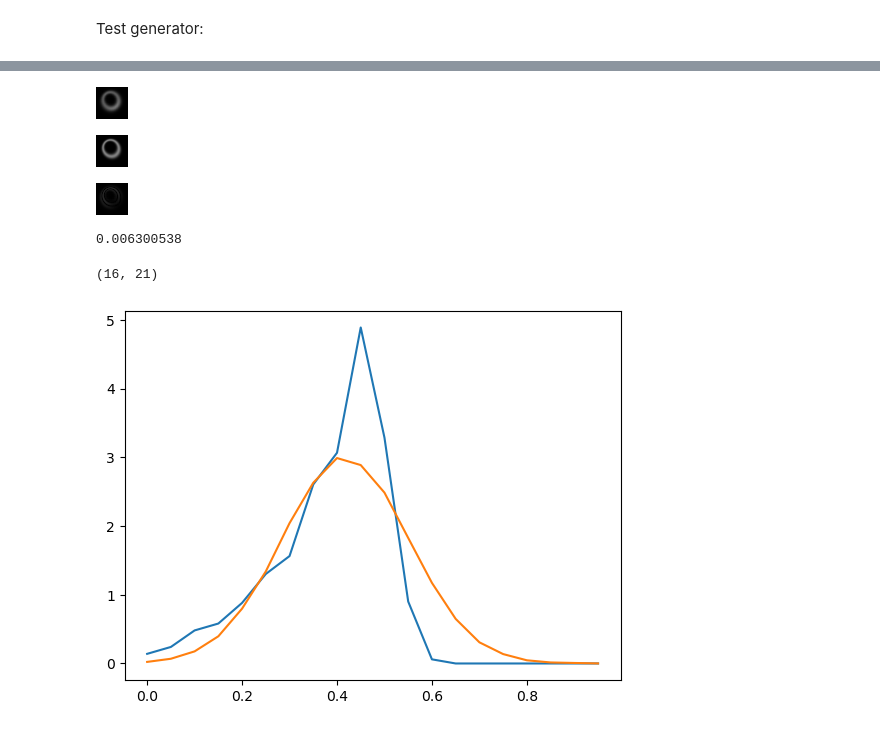
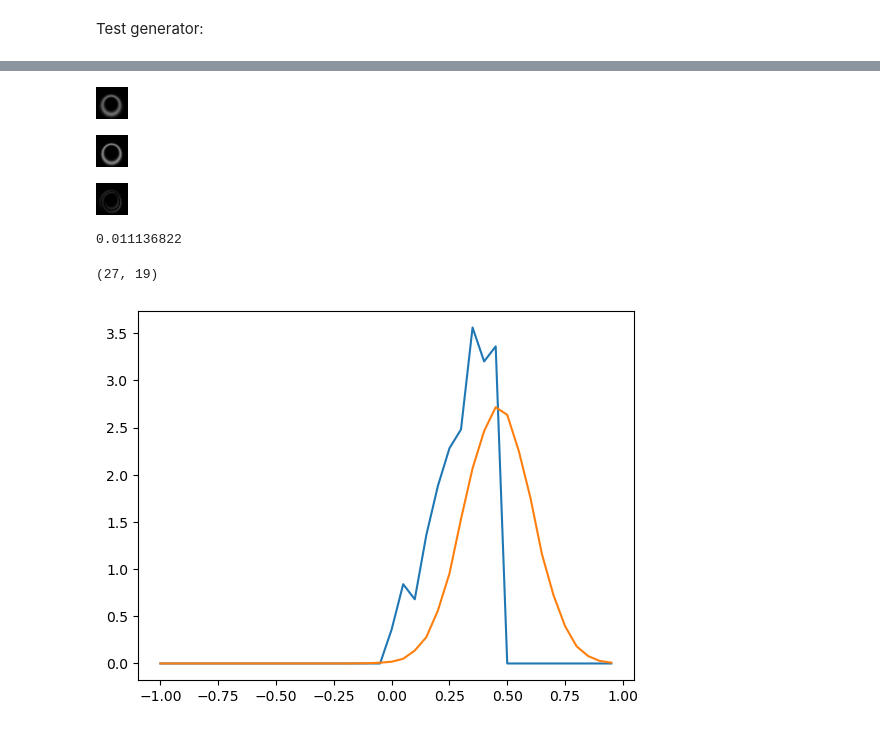
Before and after one commit to Bloomistell/DGBaN, a Jupyter notebook: test_model.ipynb, the cells around one changed output, grey strips where cells are left out. Cells and saved outputs as stored; diff of their text form; code cells hidden in the pictures.

```diff
--- a/test_model.ipynb
+++ b/test_model.ipynb
@@ -22,8 +25,8 @@ from utils import *
 # %% [markdown]
 Load dataset:
 # %%
-data_size = 2_097_152
-data_gen = single_random_ring(N=32)
+data_size = 1_000_000
+data_gen = SingleRandomRing(N=32)
 X, y = data_gen.generate_dataset(data_size=data_size, noise=True, sigma=0.3, features_degree=2, seed=42, device='cpu', test_return=True)
 data_gen.noise_delta
 # %% [output]
@@ -54,11 +60,11 @@ Image.fromarray((imgs[0] * 255 / imgs[0].max()).astype(np.uint8))
 Test generator:
 # %%
 # load generator
-generator = DGBaNConv33()
+generator = HalfDGBaNConv17()
 # generator = torch.compile(generator)
 
 pre_trained_weights = torch.load(
-    '../save_data/single_random_ring/Adam_mse_loss_0/DGBaNConv33_no_activation_function/DGBaNConv33_no_activation_function_10.pt',
+    '../save_data/SingleRandomRing/Adam_mse_loss_0/HalfDGBaNConv17_no_activation_function/HalfDGBaNConv17_no_activation_function_4.pt',
     map_location=torch.device('cpu')
 )
 generator.load_state_dict(pre_trained_weights)
@@ -105,14 +111,14 @@ Image.fromarray(abs(y_pred * 255).astype(np.uint8))
 # %%
-n_samples = 1000
+n_samples = 500
 
 # getting the predictions for this feature
-pred_rings = torch.zeros((n_samples, 32, 32), dtype=torch.float, device='cpu')
+pred_rings = torch.zeros((n_samples, 1024), dtype=torch.float, device='cpu')
 X = torch.Tensor(transformed_features[:1])
 with torch.no_grad():
     for j in range(n_samples):
         pred_rings[j] += generator(X)[0].squeeze()
 
-pred_rings = pred_rings.detach().numpy()
+pred_rings = pred_rings.detach().numpy().reshape((n_samples, 32, 32))
 
 pred_ring = pred_rings.mean(axis=0) * 255
 true_img = data_gen.ring_from_features(*features[0])
@@ -130,12 +136,12 @@ true_prob_samples = true_prob_samples.numpy()
 # predicted gaussian ring
 Image.fromarray(abs(pred_ring).astype(np.uint8))
 # %% [output]
-[figure, old version]
+[figure, new version]
 # %%
 # true gaussian ring
 Image.fromarray(true_ring.numpy().astype(np.uint8))
 # %% [output]
-[figure, old version]
+[figure, new version]
 # %%
 # difference between the rings
 Image.fromarray(np.abs(true_ring.numpy() - pred_ring).astype(np.uint8))
@@ -145,28 +151,28 @@ Image.fromarray(np.abs(true_ring.numpy() - pred_ring).astype(np.uint8))
 # MSE error
 ((pred_ring / pred_ring.max() - true_ring.numpy() / true_ring.numpy().max())**2).mean()
 # %% [output]
-0.006300538
+0.011136822
 # %%
 # getting the distribution for one pmt
-pmt = (0, 0)
-while true_ring[pmt] < 0.4 * 255:
+pmt = (np.random.randint(32), np.random.randint(32))
+while true_ring[pmt] < 0.2 * 255:
     pmt = (np.random.randint(32), np.random.randint(32))
 print(pmt)
 
 hist_width = 0.05
 
 # predictited distribution
 pred = pd.Series(pred_rings[:, pmt[0], pmt[1]])
-hist = pd.Series(1, index=pd.cut(pred, np.arange(0, 1.005, hist_width))).sort_index().groupby(level=0).sum()
+hist = pd.Series(1, index=pd.cut(pred, np.arange(-1, 1.005, hist_width))).sort_index().groupby(level=0).sum()
 pred_noise = hist / (hist.sum() * hist_width)
-plt.plot(np.arange(0, 1, hist_width), pred_noise)
+plt.plot(np.arange(-1, 1, hist_width), pred_noise)
 
 # true distribution
 true = pd.Series(true_prob_samples[:, pmt[0], pmt[1]])
-true_hist = pd.Series(1, index=pd.cut(true, np.arange(0, 1.005, hist_width))).sort_index().groupby(level=0).sum()
+true_hist = pd.Series(1, index=pd.cut(true, np.arange(-1, 1.005, hist_width))).sort_index().groupby(level=0).sum()
 true_noise = true_hist / (true_hist.sum() * hist_width)
-plt.plot(np.arange(0, 1, hist_width), true_noise)
+plt.plot(np.arange(-1, 1, hist_width), true_noise)
 plt.show()
 # %% [output]
-(16, 21)
+(27, 19)
-[figure, old version]
+[figure, new version]
```
Also changed, not shown: parts of 5 cells of this notebook, 2 other files.
